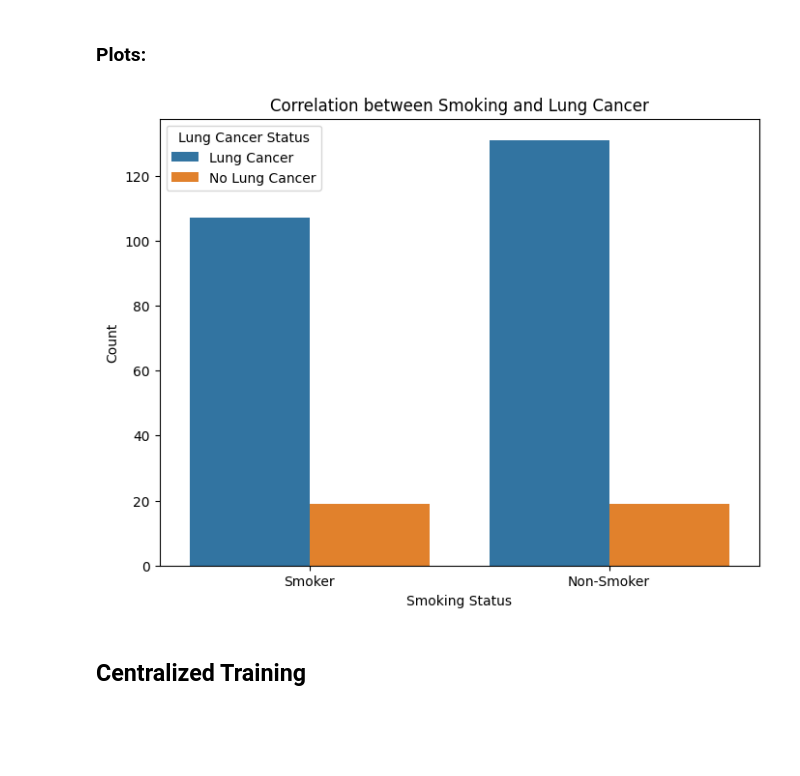
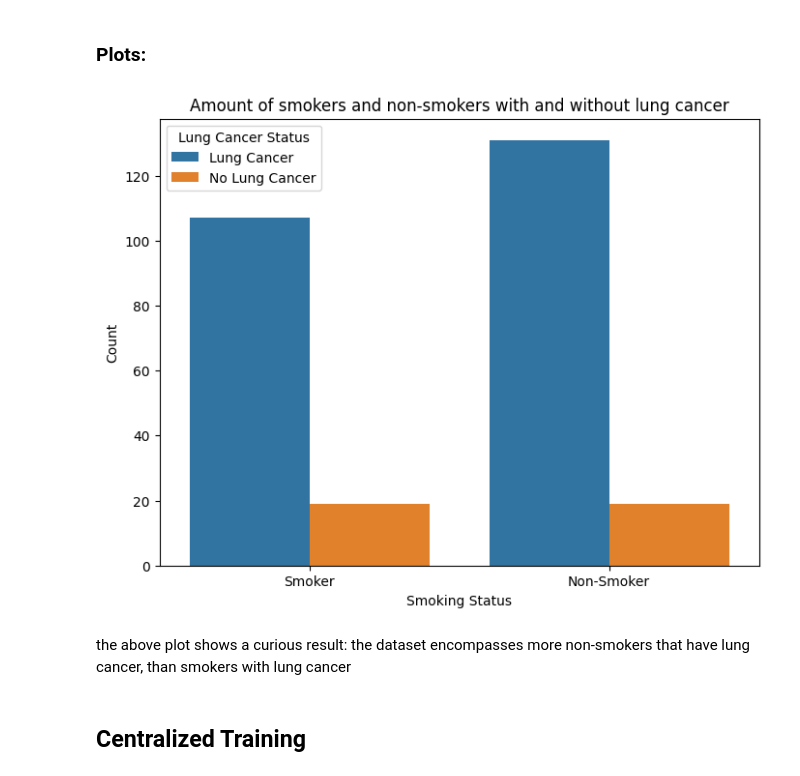
Before and after one commit to mdielacher/FHSTP_FML, a Jupyter notebook: assignment1_new.ipynb, the cells around one changed output. Saved outputs shown, nothing was run; the diff lists cells and outputs as text; code cells hidden in the pictures; blank space fills up the shorter version.

```diff
--- a/assignment1_new.ipynb
+++ b/assignment1_new.ipynb
@@ -139,17 +137,19 @@ Shape of testing data : (56, 16), (56,)
 # %%
 # bar plot showing the correlation between smoking and lung cancer
 data['Smoking_Status'] = data['SMOKING'].map({1: 'Smoker', 2: 'Non-Smoker'}) # mapping
 data['Lung_Cancer_Status'] = data['LUNG_CANCER'].map({0: 'No Lung Cancer', 1: 'Lung Cancer'}) # mapping
 
 plt.figure(figsize=(8, 6))
 sns.countplot(x='Smoking_Status', hue='Lung_Cancer_Status', data=data)
-plt.title('Correlation between Smoking and Lung Cancer')
+plt.title('Amount of smokers and non-smokers with and without lung cancer')
 plt.xlabel('Smoking Status')
 plt.ylabel('Count')
 plt.legend(title='Lung Cancer Status')
 plt.show()
 # %% [output]
-[figure, old version]
+[figure, new version]
+# %% [markdown]
+the above plot shows a curious result: the dataset encompasses more non-smokers that have lung cancer, than smokers with lung cancer
 # %% [markdown]
 ## Centralized Training
 # %% [markdown]
```
Also changed, not shown: parts of 13 cells of this notebook, 1 other file.
